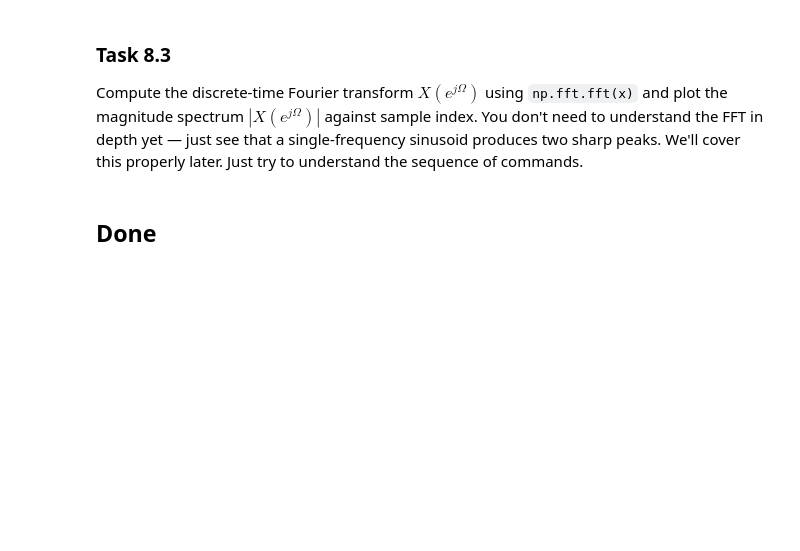
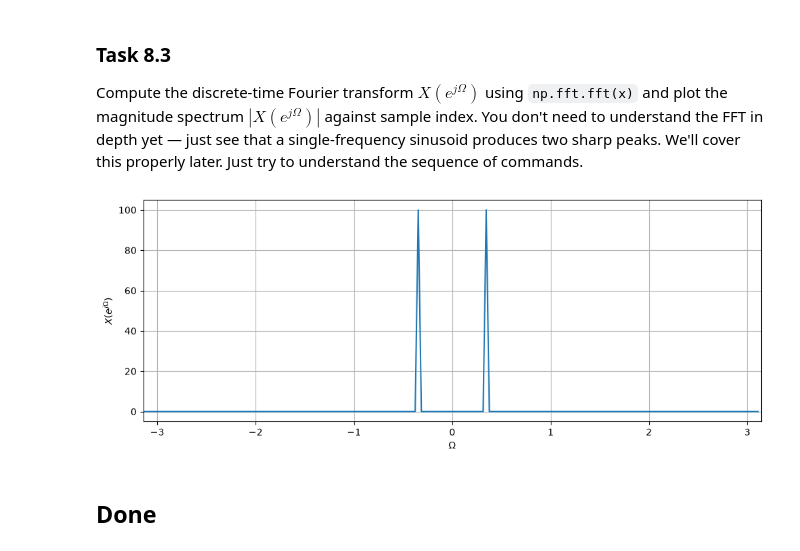
Before and after one commit to AnT-WorkSpace/Digital_Signal_processing-by-AnT-, a Jupyter notebook: Lab00/DSP_Lab00.ipynb, the cells around one changed output. Drawn from its saved outputs; the diff is of its cells as text; code cells hidden in the pictures; blank space fills up the shorter version.

```diff
--- a/Lab00/DSP_Lab00.ipynb
+++ b/Lab00/DSP_Lab00.ipynb
@@ -343,32 +394,33 @@ N = 200
 Compute the discrete-time Fourier transform $X(e^{j\Omega})$ using `np.fft.fft(x)` and plot the magnitude spectrum $|X(e^{j\Omega})|$ against sample index. You
 don't need to understand the FFT in depth yet — just see that a single-frequency sinusoid produces two sharp peaks. We'll cover this properly later. Just try to understand the sequence of commands.
 # %%
-# Solution to 8.3: X = np.fft.fft(x); plot magnitude spectrum
 
-# compute the DFT using the same number of samples as the length in time
+#the DFT using the same number of samples as the length in time
 X = np.fft.fft(x)
 
-# our normalised frequency variable
+# normalised frequency variable
 # np.fft.fftfreq delivers frequencies in (-0.5, 0.5)
 # we want to have frequencies in the range (-pi,pi), so rescale
 Omega = 2*np.pi * np.fft.fftfreq(N)
 
 # the FFT in Python delivers first the values for the positive frequencies
 # then the values for negative frequencies
-# if we shift both Omega and X, we have the values aligned as in our lecture
+# if we shift both Omega and X, we have the values aligned as in lecture
 # np.fft.fftshift provides this for us and delivers values and frequencies
-# according to the conventions in our lecture
+# according to the conventions in the lecture
 X = np.fft.fftshift(X)
 Omega = np.fft.fftshift(Omega)
 
 # plot the magnitude spectrum
 plt.figure(figsize=(10, 4))
 plt.plot(Omega, np.abs(X))
 plt.xlim(-np.pi, np.pi)
 plt.xlabel("$\\Omega$")
 plt.ylabel("$X(e^{j\\Omega})$")
 plt.grid()
 plt.tight_layout()
-plt.show;
+plt.show()
+# %% [output]
+[figure, added]
 # %% [markdown]
 ## Done
```
Also changed, not shown: parts of 7 cells of this notebook, 1 other file.
